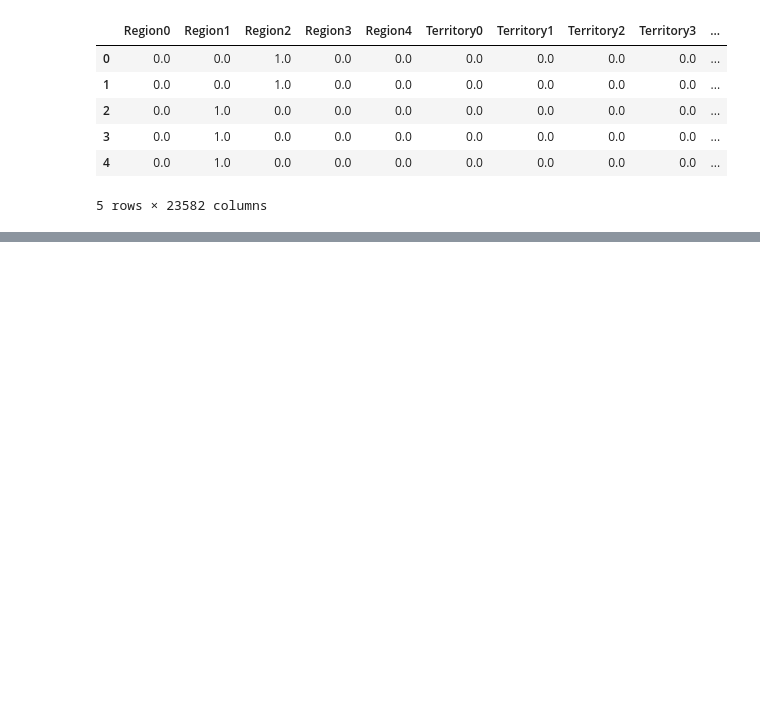
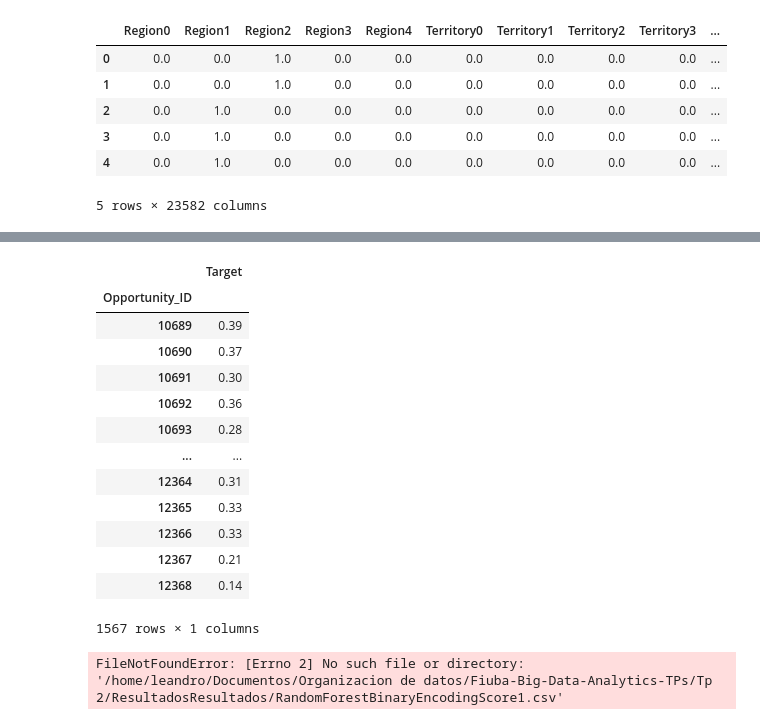
Before and after one commit to Fiuba-Big-Data-Analytics/Fiuba-Big-Data-Analytics-TPs, a Jupyter notebook: Tp 2/Modelos/RandomForest 1.ipynb, the cells around one changed output, grey strips where cells are left out. Drawn from its saved outputs; the diff is of its cells as text; code cells hidden in the pictures; blank space fills up the shorter version.

```diff
--- a/Tp 2/Modelos/RandomForest 1.ipynb
+++ b/Tp 2/Modelos/RandomForest 1.ipynb
@@ -357,0 +376,21 @@ ValueError: Found input variables with inconsistent numbers of samples: [4237, 1
+# %%
+output3.groupby('Opportunity_ID').max()
+# %% [output]
+|  | Target |
+| Opportunity_ID |  |
+| 10689 | 0.39 |
+| 10690 | 0.37 |
+| 10691 | 0.30 |
+| 10692 | 0.36 |
+| 10693 | 0.28 |
+| ... | ... |
+| 12364 | 0.31 |
+| 12365 | 0.33 |
+| 12366 | 0.33 |
+| 12367 | 0.21 |
+| 12368 | 0.14 |
+1567 rows × 1 columns
+# %%
+output3.groupby('Opportunity_ID').max().to_csv('/home/leandro/Documentos/Organizacion de datos/Fiuba-Big-Data-Analytics-TPs/Tp 2/ResultadosResultados/RandomForestBinaryEncodingScore1.csv')
+# %% [output]
+FileNotFoundError: [Errno 2] No such file or directory: '/home/leandro/Documentos/Organizacion de datos/Fiuba-Big-Data-Analytics-TPs/Tp 2/ResultadosResultados/RandomForestBinaryEncodingScore1.csv'
```
Also changed, not shown: parts of 7 cells of this notebook, 6 other files.
